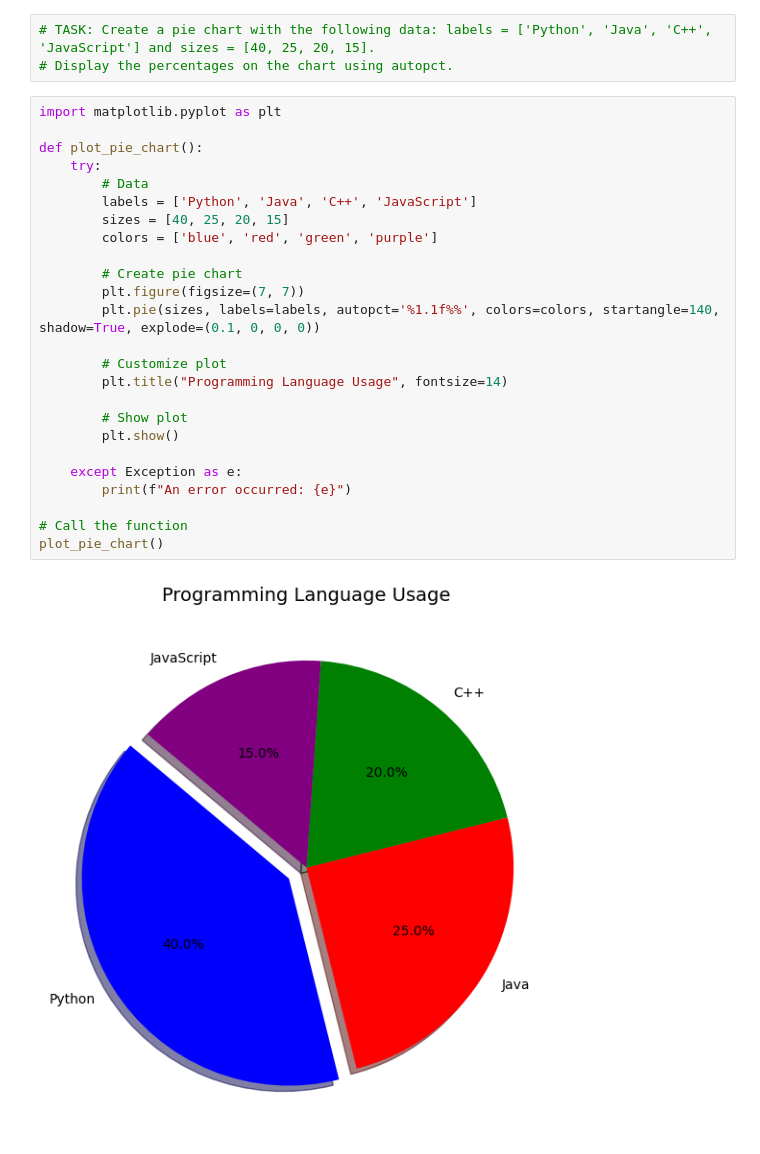
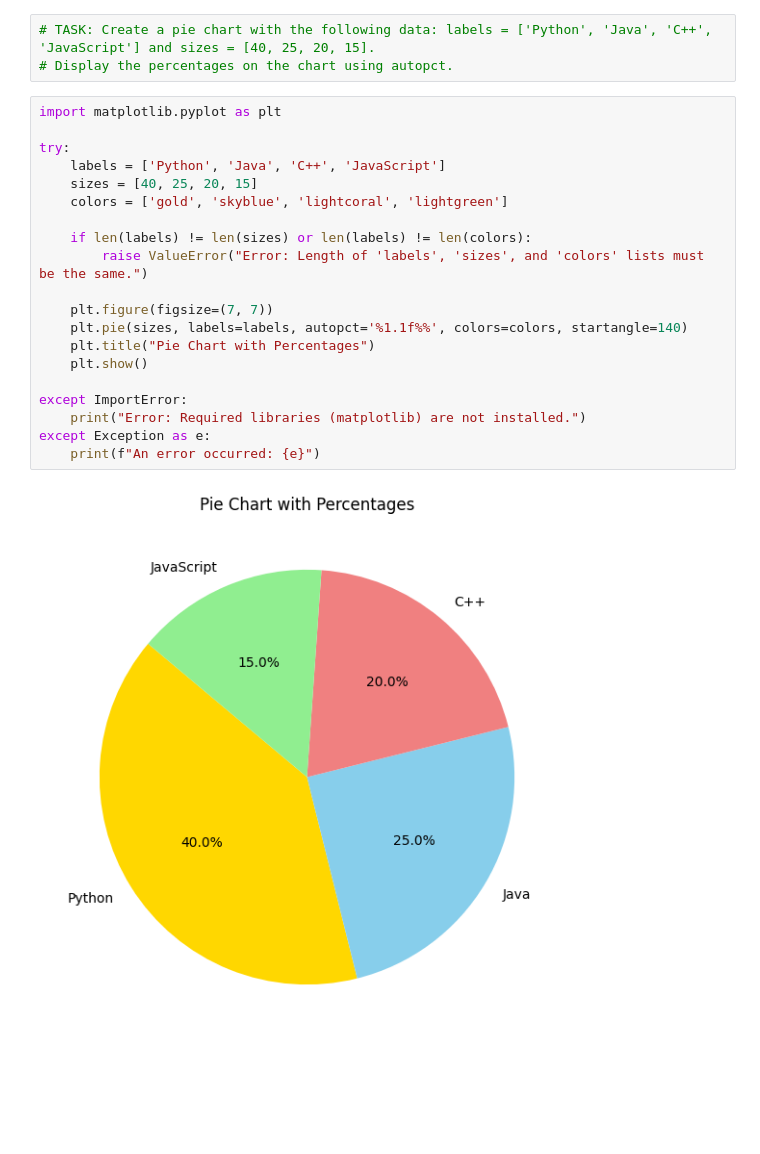
Before and after one commit to Kavya150555/python-jupyter-template, a Jupyter notebook: src/4-pie-chart.ipynb, the cells around one changed output. Saved outputs shown, nothing was run; the diff lists cells and outputs as text; blank space fills up the shorter version.

```diff
--- a/src/4-pie-chart.ipynb
+++ b/src/4-pie-chart.ipynb
@@ -6,27 +6,22 @@
 # %%
 import matplotlib.pyplot as plt
 
-def plot_pie_chart():
-    try:
-        # Data
-        labels = ['Python', 'Java', 'C++', 'JavaScript']
-        sizes = [40, 25, 20, 15]
-        colors = ['blue', 'red', 'green', 'purple']
+try:
+    labels = ['Python', 'Java', 'C++', 'JavaScript']
+    sizes = [40, 25, 20, 15]
+    colors = ['gold', 'skyblue', 'lightcoral', 'lightgreen']
 
-        # Create pie chart
-        plt.figure(figsize=(7, 7))
-        plt.pie(sizes, labels=labels, autopct='%1.1f%%', colors=colors, startangle=140, shadow=True, explode=(0.1, 0, 0, 0))
+    if len(labels) != len(sizes) or len(labels) != len(colors):
+        raise ValueError("Error: Length of 'labels', 'sizes', and 'colors' lists must be the same.")
 
-        # Customize plot
-        plt.title("Programming Language Usage", fontsize=14)
+    plt.figure(figsize=(7, 7))
+    plt.pie(sizes, labels=labels, autopct='%1.1f%%', colors=colors, startangle=140)
+    plt.title("Pie Chart with Percentages")
+    plt.show()
 
-        # Show plot
-        plt.show()
-
-    except Exception as e:
-        print(f"An error occurred: {e}")
-
-# Call the function
-plot_pie_chart()
+except ImportError:
+    print("Error: Required libraries (matplotlib) are not installed.")
+except Exception as e:
+    print(f"An error occurred: {e}")
 # %% [output]
-[figure, old version]
+[figure, new version]
```
Also changed, not shown: 5 other files.
